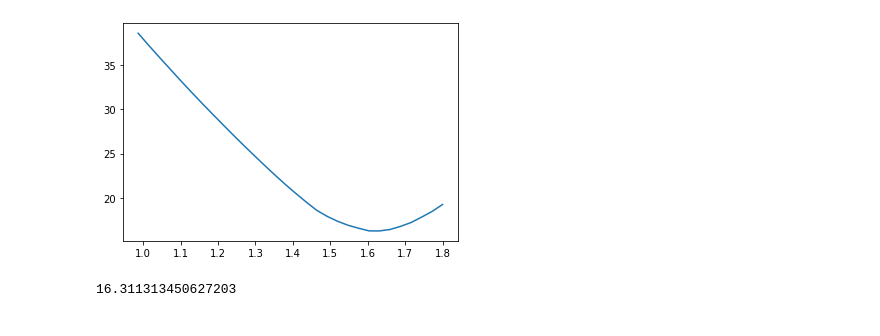
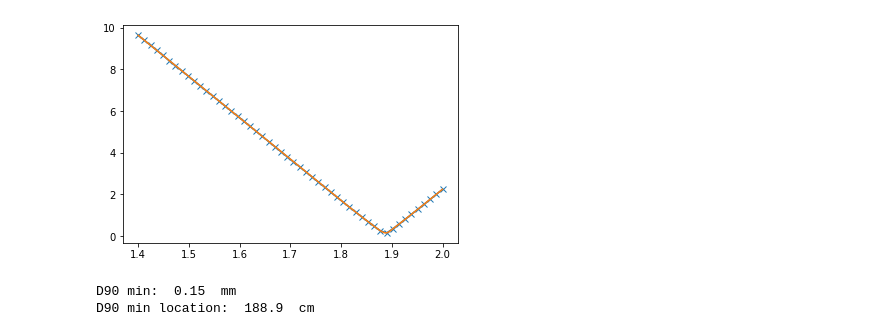
Before and after one commit to BillyTheKidPhysicist/storageRing, a Jupyter notebook: storageRingModel/analysis/collectorLensAnalysis.ipynb, the cells around one changed output. Saved outputs shown, nothing was run; the diff lists cells and outputs as text; code cells hidden in the pictures.

```diff
--- a/storageRingModel/analysis/collectorLensAnalysis.ipynb
+++ b/storageRingModel/analysis/collectorLensAnalysis.ipynb
@@ -17,0 +20,4 @@ for particle in swarm_initial:
+# %%
+ap=lattice.el_list[1].ap
+pr_max=lattice.speed_nominal*(1e2*ap/72)
+print(ap)
@@ -18,14 +72,21 @@ for particle in swarm_initial:
 # %%
 from ParticleClass import Swarm
-T_max_sim=1.0
-num_particles_sim=num_particles_left=len(swarm_initial)
-work_size=100_000
-swarm_traced=Swarm()
+
+def trace_swarm(num_particles_to_trace,source_type='point'):
+    swarm_initial=make_swarm(num_particles_to_trace,source_type)
+    work_size=300_000
+    swarm_traced=Swarm()
+    while len(swarm_initial)>0:
+        swarm_to_trace=transfer_particles_to_new_swarm(swarm_initial,work_size)
+        print(len(swarm_initial))
+        swarm_traced_small=st.trace_swarm_through_lattice(swarm_to_trace,5e-6,1.0,parallel=True,use_fast_mode=True,accelerated=True)
+        swarm_traced.particles.extend(swarm_traced_small.particles)
+    return swarm_traced
 t=time.time()
-while len(swarm_initial)>0:
-    swarm_to_trace=transfer_particles_to_new_swarm(swarm_initial,work_size)
-    print(len(swarm_initial))
-    swarm_traced_small=st.trace_swarm_through_lattice(swarm_to_trace,5e-6,T_max_sim,parallel=True,use_fast_mode=True,accelerated=True)
-    swarm_traced.particles.extend(swarm_traced_small.particles)
+num_particles_approx=20_000_000
+source_type='point'
+swarm_traced=trace_swarm(num_particles_approx,source_type=source_type)
+num_particles=len(swarm_traced)
+analyzer=CollectorSwarmAnalyzer(swarm_traced,lattice)
 print(time.time()-t)
 # %% [output]
@@ -36,10 +109,17 @@ analyzer=CollectorSwarmAnalyzer(swarm_traced,lattice)
 # %%
+from helperTools import make_dense_curve_1D_RBF
 x_min,x_max=analyzer.end_drift_x_min_max()
-x_vals=np.linspace(x_min+1e-3,1.8,30)
+x_vals=np.linspace(1.4,2.0,50)
 d90_vals=[analyzer.D_90(x) for x in x_vals]
-plt.plot(x_vals,d90_vals)
+plt.plot(x_vals,d90_vals,marker='x')
+x,y=make_dense_curve_1D_RBF(x_vals,d90_vals)
+plt.plot(x,y)
 plt.show()
-np.min(d90_vals)
+d90_min=np.nanmin(y)
+d90_x_focus=x[np.nanargmin(y)]
+print("D90 min: ", round(d90_min,2) , ' mm')
+print("D90 min location: ", round(1e2*d90_x_focus,1), ' cm')
 # %% [output]
-[figure, old version]
+[figure, new version]
-16.311313450627203
+D90 min:  0.15  mm
+D90 min location:  188.9  cm
```
Also changed, not shown: parts of 26 cells of this notebook, 21 other files.
